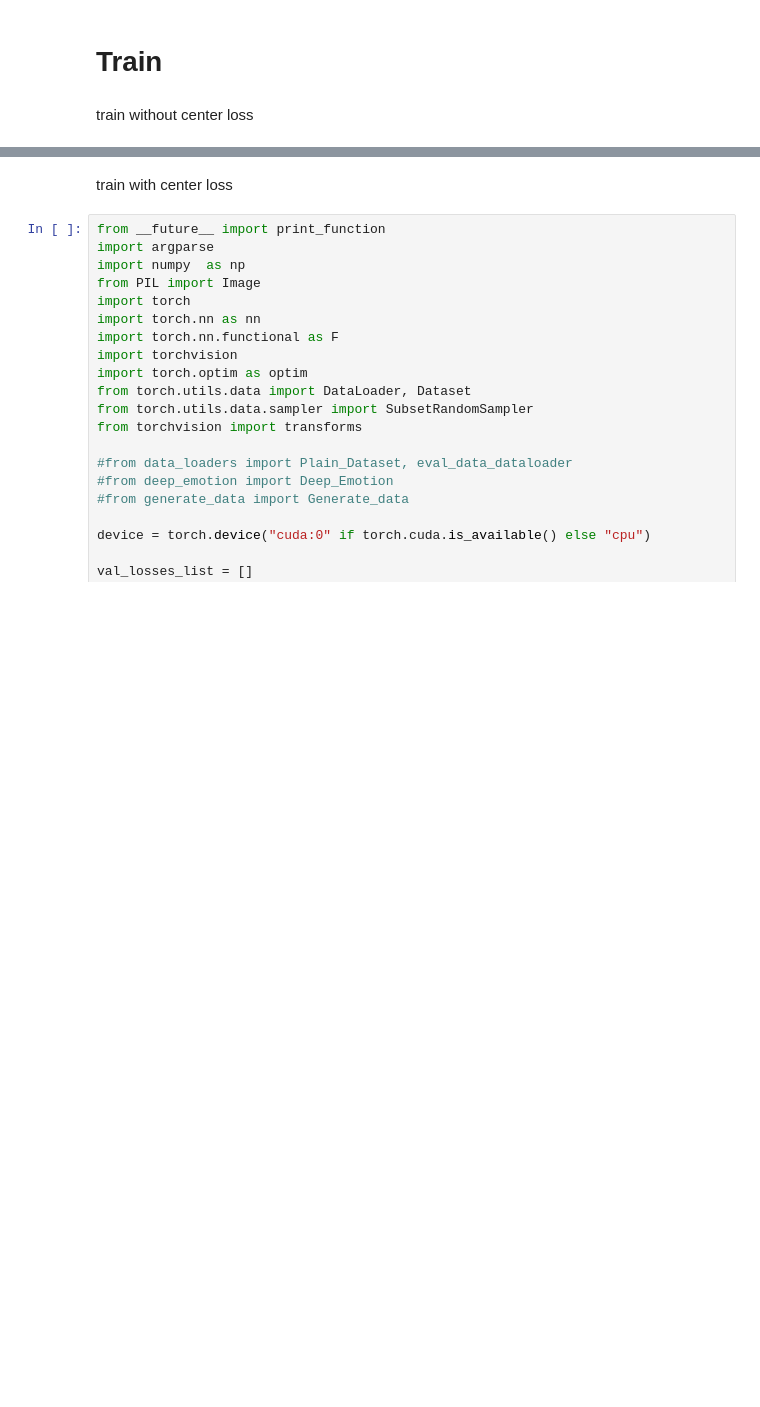
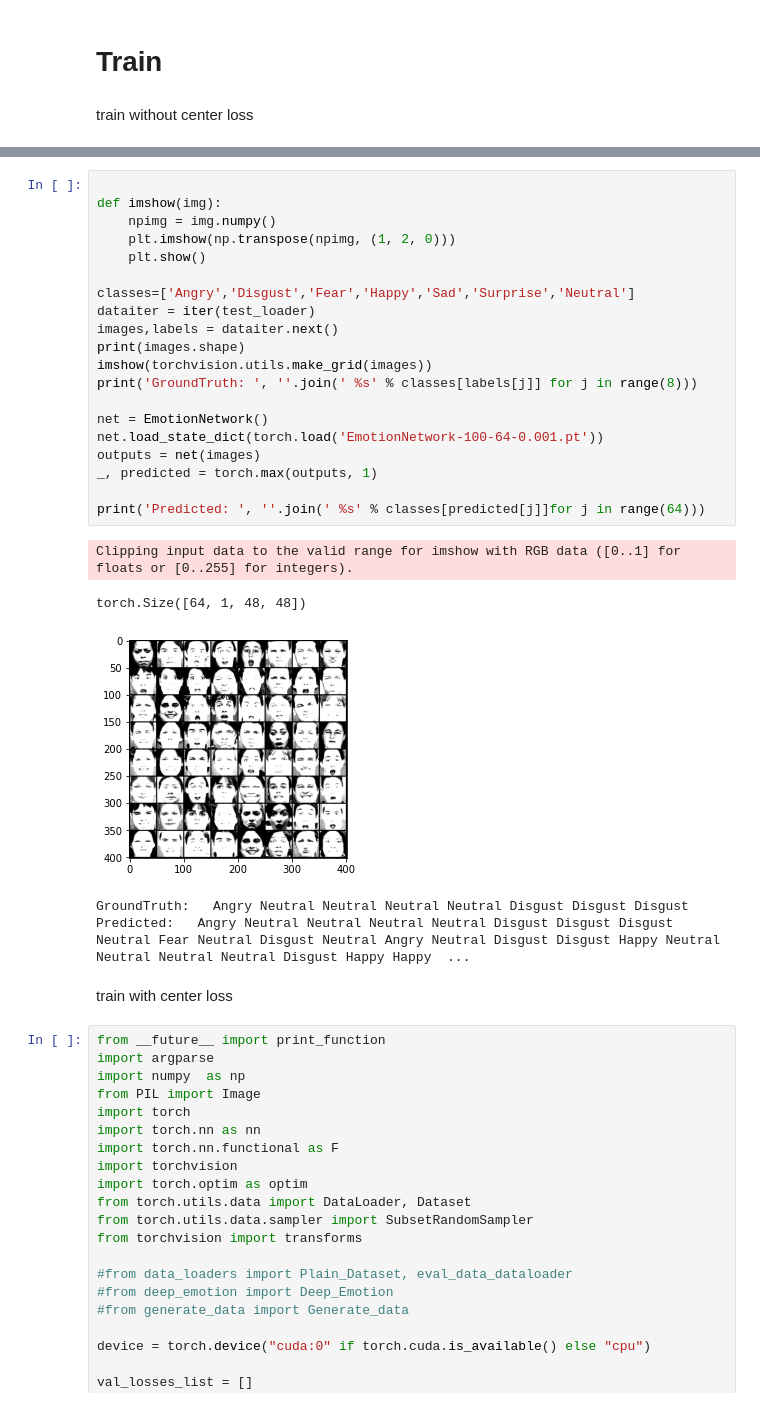
Before and after one commit to lilly9928/-WIL-DeepLearningProject-1, a Jupyter notebook: 220215_emotion.ipynb, the cells around one changed output, grey strips where cells are left out. Saved outputs shown, nothing was run; the diff lists cells and outputs as text; blank space fills up the shorter version.

```diff
--- a/220215_emotion.ipynb
+++ b/220215_emotion.ipynb
@@ -551,3 +587,29 @@ plt.show()
+# %%
+
+def imshow(img):
+    npimg = img.numpy()
+    plt.imshow(np.transpose(npimg, (1, 2, 0)))
+    plt.show()
+
+classes=['Angry','Disgust','Fear','Happy','Sad','Surprise','Neutral']
+dataiter = iter(test_loader)
+images,labels = dataiter.next()
+print(images.shape)
+imshow(torchvision.utils.make_grid(images))
+print('GroundTruth: ', ''.join(' %s' % classes[labels[j]] for j in range(8)))
+
+net = EmotionNetwork()
+net.load_state_dict(torch.load('EmotionNetwork-100-64-0.001.pt'))
+outputs = net(images)
+_, predicted = torch.max(outputs, 1)
+
+print('Predicted: ', ''.join(' %s' % classes[predicted[j]]for j in range(64)))
+# %% [output]
+Clipping input data to the valid range for imshow with RGB data ([0..1] for floats or [0..255] for integers).
+torch.Size([64, 1, 48, 48])
+[figure, added]
+GroundTruth:   Angry Neutral Neutral Neutral Neutral Disgust Disgust Disgust
+Predicted:   Angry Neutral Neutral Neutral Neutral Disgust Disgust Disgust Neutral Fear Neutral Disgust Neutral Angry Neutral Disgust Disgust Happy Neutral Neutral Neutral Neutral Disgust Happy Happy  ...
 # %% [markdown]
 train with center loss
 # %%
```
Also changed, not shown: parts of 9 cells of this notebook.
